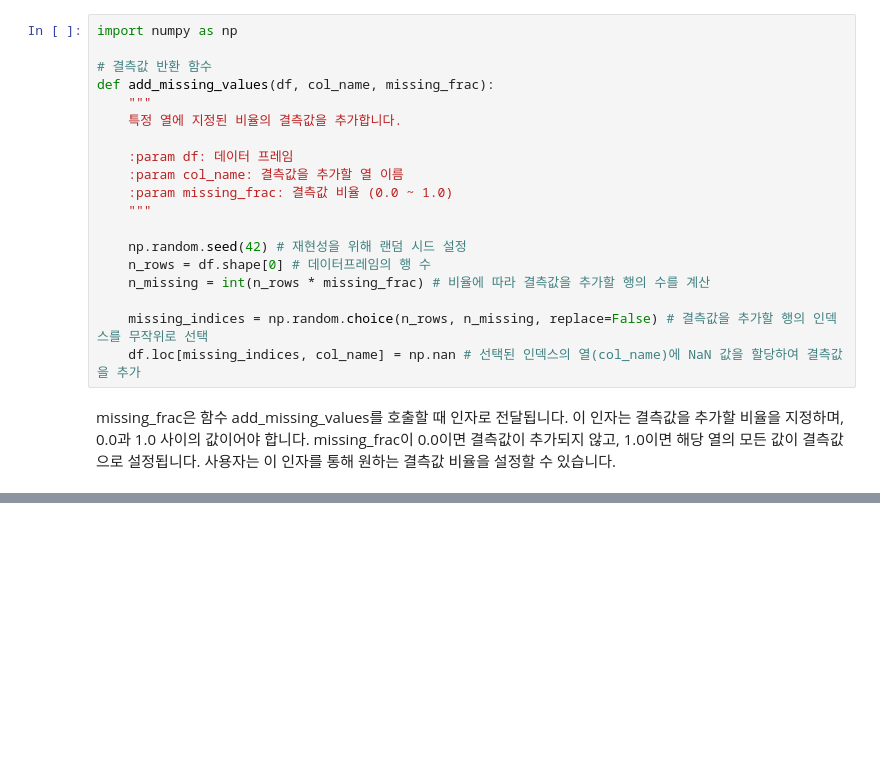
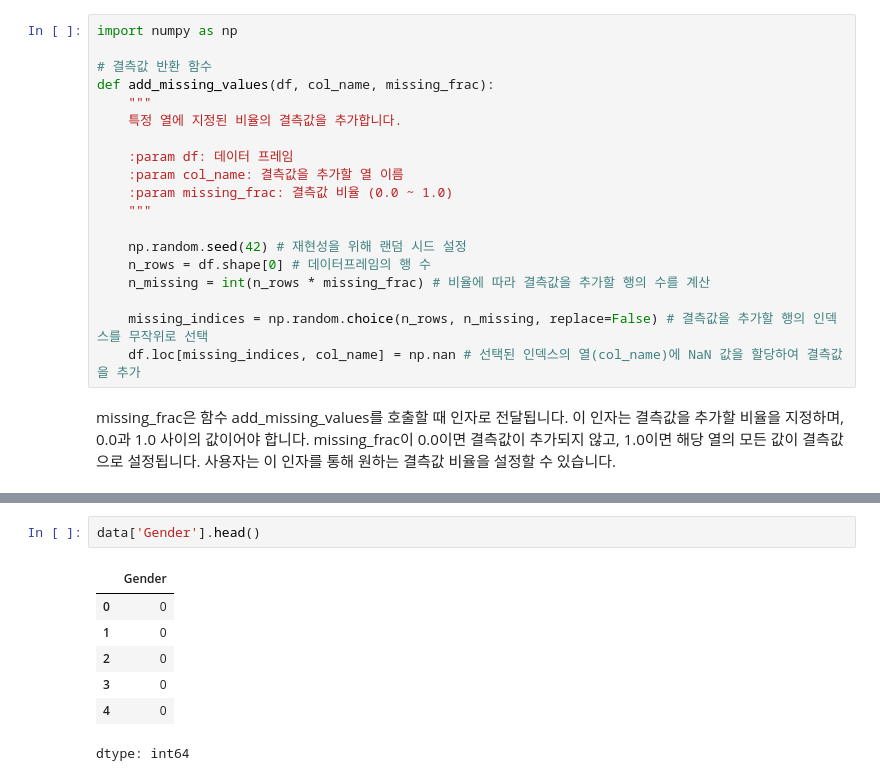
Before and after one commit to hyeonhye126/KakaoTech-Bootcamp, a Jupyter notebook: 데이터의 활용 및 구현/KTB_Day2_GenAI_데이터의활용및구현2_Practice.ipynb, the cells around one changed output, grey strips where cells are left out. Drawn from its saved outputs; the diff is of its cells as text; blank space fills up the shorter version.

```diff
--- a/데이터의 활용 및 구현/KTB_Day2_GenAI_데이터의활용및구현2_Practice.ipynb
+++ b/데이터의 활용 및 구현/KTB_Day2_GenAI_데이터의활용및구현2_Practice.ipynb
@@ -118,0 +267,10 @@ missing_frac은 함수 add_missing_values를 호출할 때 인자로 전달됩
+# %%
+data['Gender'].head()
+# %% [output]
+|  | Gender |
+| 0 | 0 |
+| 1 | 0 |
+| 2 | 0 |
+| 3 | 0 |
+| 4 | 0 |
+dtype: int64
```
Also changed, not shown: parts of 21 cells of this notebook.
